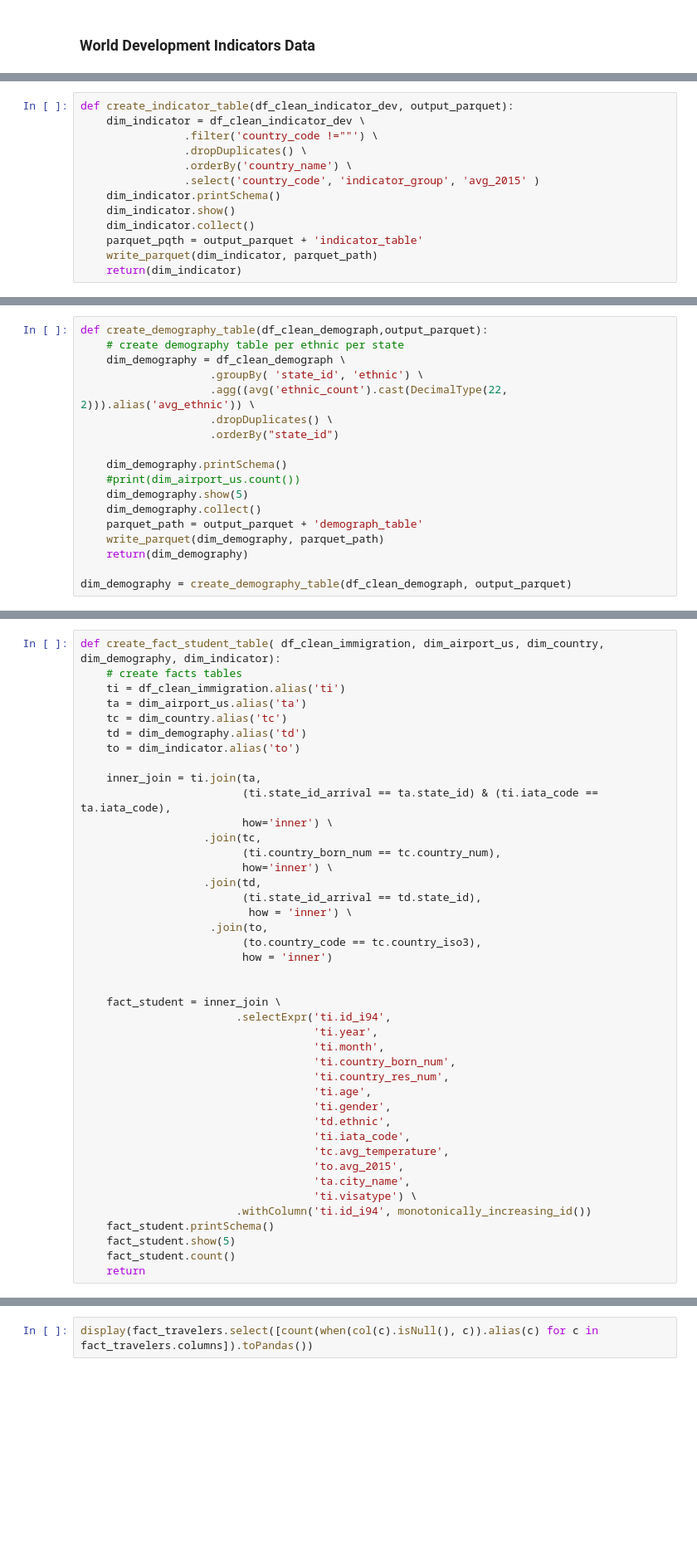
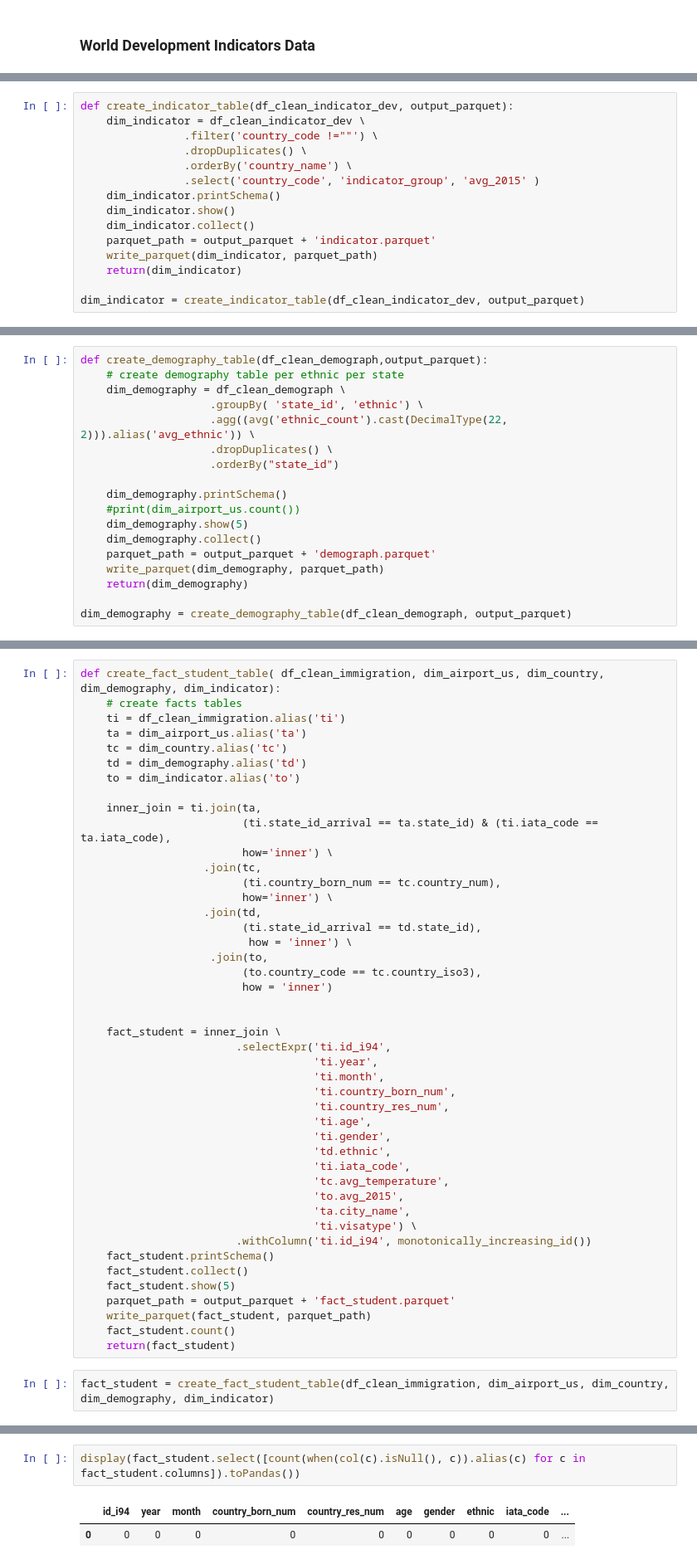
Before and after one commit to anthelix/udacity_capstone, a Jupyter notebook: work/notebook/3_create_etl.ipynb, the cells around one changed output, grey strips where cells are left out. Shown at 83% size. Cells and saved outputs as stored; diff of their text form; blank space fills up the shorter version.

Commit message:
write parquet files

```diff
--- a/work/notebook/3_create_etl.ipynb
+++ b/work/notebook/3_create_etl.ipynb
@@ -2016,6 +2050,8 @@ def create_indicator_table(df_clean_indicator_dev, output_parquet):
     dim_indicator.printSchema()
     dim_indicator.show()
     dim_indicator.collect()
-    parquet_pqth = output_parquet + 'indicator_table'
+    parquet_path = output_parquet + 'indicator.parquet'
     write_parquet(dim_indicator, parquet_path)
     return(dim_indicator)
+
+dim_indicator = create_indicator_table(df_clean_indicator_dev, output_parquet)
@@ -2052,7 +2100,7 @@ def create_demography_table(df_clean_demograph,output_parquet):
     #print(dim_airport_us.count())
     dim_demography.show(5)
     dim_demography.collect()
-    parquet_path = output_parquet + 'demograph_table'
+    parquet_path = output_parquet + 'demograph.parquet'
     write_parquet(dim_demography, parquet_path)
     return(dim_demography)
 
@@ -2112,6 +2184,11 @@ def create_fact_student_table( df_clean_immigration, dim_airport_us, dim_country
                                     'ti.visatype') \
                         .withColumn('ti.id_i94', monotonically_increasing_id())
     fact_student.printSchema()
+    fact_student.collect()
     fact_student.show(5)
+    parquet_path = output_parquet + 'fact_student.parquet'
+    write_parquet(fact_student, parquet_path)
     fact_student.count()
-    return
+    return(fact_student)
+# %%
+fact_student = create_fact_student_table(df_clean_immigration, dim_airport_us, dim_country, dim_demography, dim_indicator)
@@ -2122,4 +2217,7 @@ NameError: name 'fact_travelers' is not defined
 # %%
-display(fact_travelers.select([count(when(col(c).isNull(), c)).alias(c) for c in fact_travelers.columns]).toPandas())
+display(fact_student.select([count(when(col(c).isNull(), c)).alias(c) for c in fact_student.columns]).toPandas())
+# %% [output]
+|  | id_i94 | year | month | country_born_num | country_res_num | age | gender | ethnic | iata_code | ... |
+| 0 | 0 | 0 | 0 | 0 | 0 | 0 | 0 | 0 | 0 | ... |
 # %%
 fact_travelers.filter(df..contains('an')).show()
```
Also changed, not shown: parts of 15 cells of this notebook.
